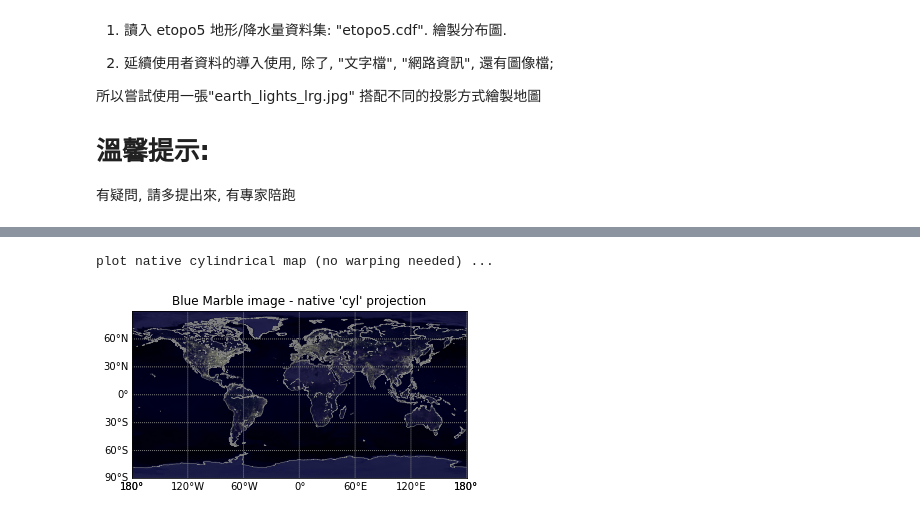
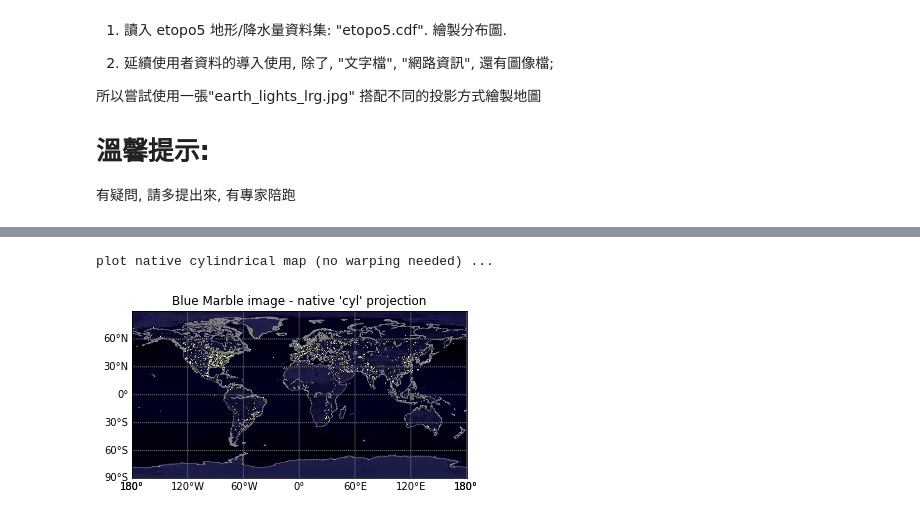
Before and after one commit to kellyhsiuo/DataScience, a Jupyter notebook: Day025_HW.ipynb, the cells around one changed output, grey strips where cells are left out. Drawn from its saved outputs; the diff is of its cells as text; code cells hidden in the pictures.

```diff
--- a/Day025_HW.ipynb
+++ b/Day025_HW.ipynb
@@ -157,33 +171,33 @@ warp to orthographic map ...
 fig
 
 #新定義圓柱形等距投影。
 m = Basemap(projection='?? ',llcrnrlon=-180,llcrnrlat=-90,urcrnrlon=180,urcrnrlat=90,resolution='??')
 # 繪圖 (未扭曲) rgba 圖像
 im = m.bluemarble(scale=0.5)
 m.warpimage(image='????')
 # 繪製海岸線。
 
 # 繪製經緯度網格
 m.drawmeridians(np.arange(-180,180,60),labels=[0,0,0,1],color='0.5')
 m.drawparallels(???)
 '''
 
 fig = plt.figure()
 
-m = Basemap(projection = 'cyl', llcrnrlon = -180, llvrnrlat = -90, urcrnrlat= 90, resolution = '1')
+m = Basemap(projection='cyl',llcrnrlon=-180,llcrnrlat=-90,urcrnrlon=180,urcrnrlat=90,resolution='l')
 
 im = m.bluemarble(scale = 0.5)
-m.warpimage(image = 'earth_lights_lrf.jpg')
+m.warpimage(image = 'earth_lights_lrg.jpg')
 m.drawcoastlines(linewidth = 0.5, color = '0.5')
 
 m.drawmeridians(np.arange(-180, 180, 60),labels = [0, 0, 0, 1], color = '0.5')
 m.drawparallels(np.arange(-90, 90, 30), labels = [1,0, 0, 0], color = '0.5')
 
 # 輸出圖像標題
 plt.title("Blue Marble image - native 'cyl' projection",fontsize=12)
 print('plot native cylindrical map (no warping needed) ...')
 
 plt.show()
 # %% [output]
 plot native cylindrical map (no warping needed) ...
-[figure, old version]
+[figure, new version]
```
Also changed, not shown: parts of 3 cells of this notebook.
